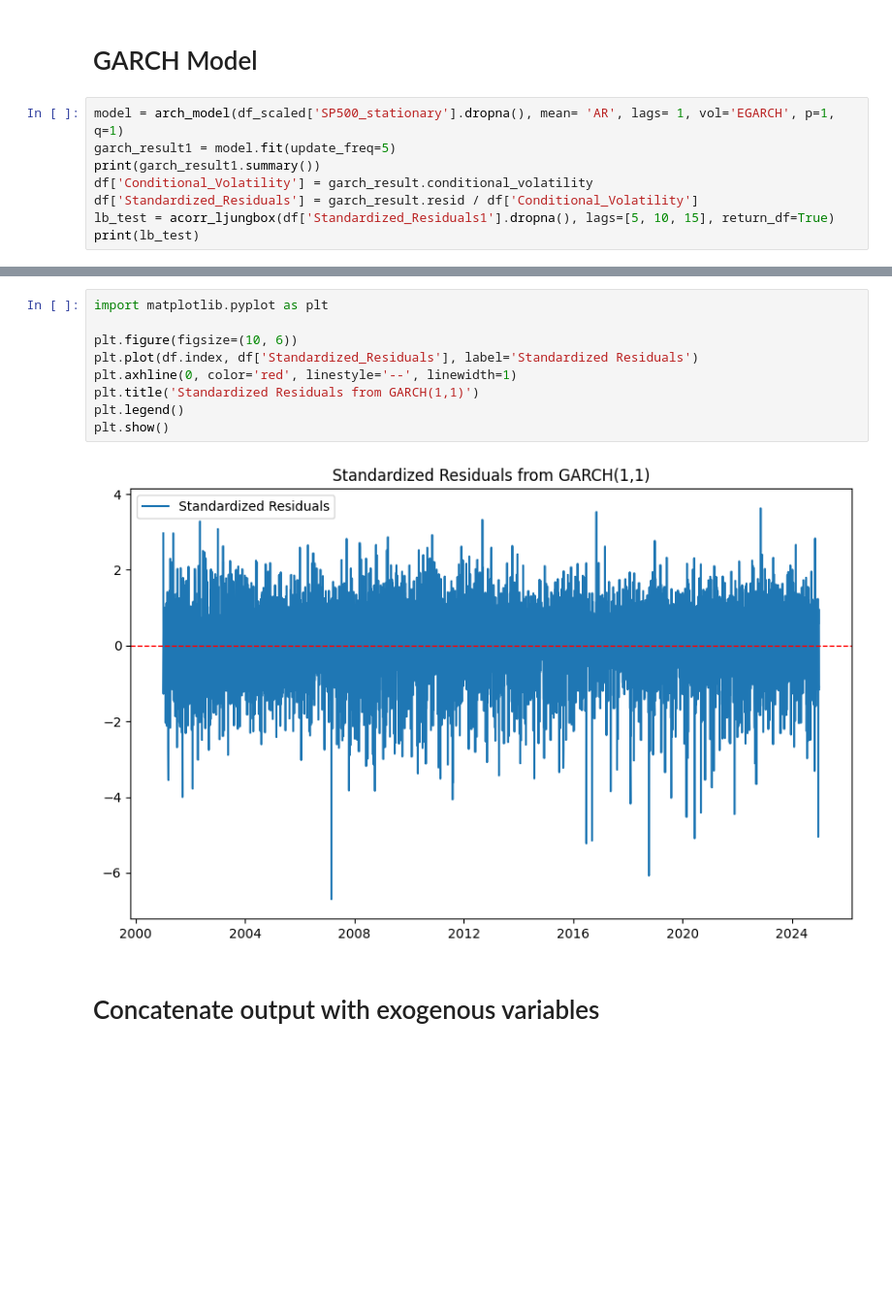
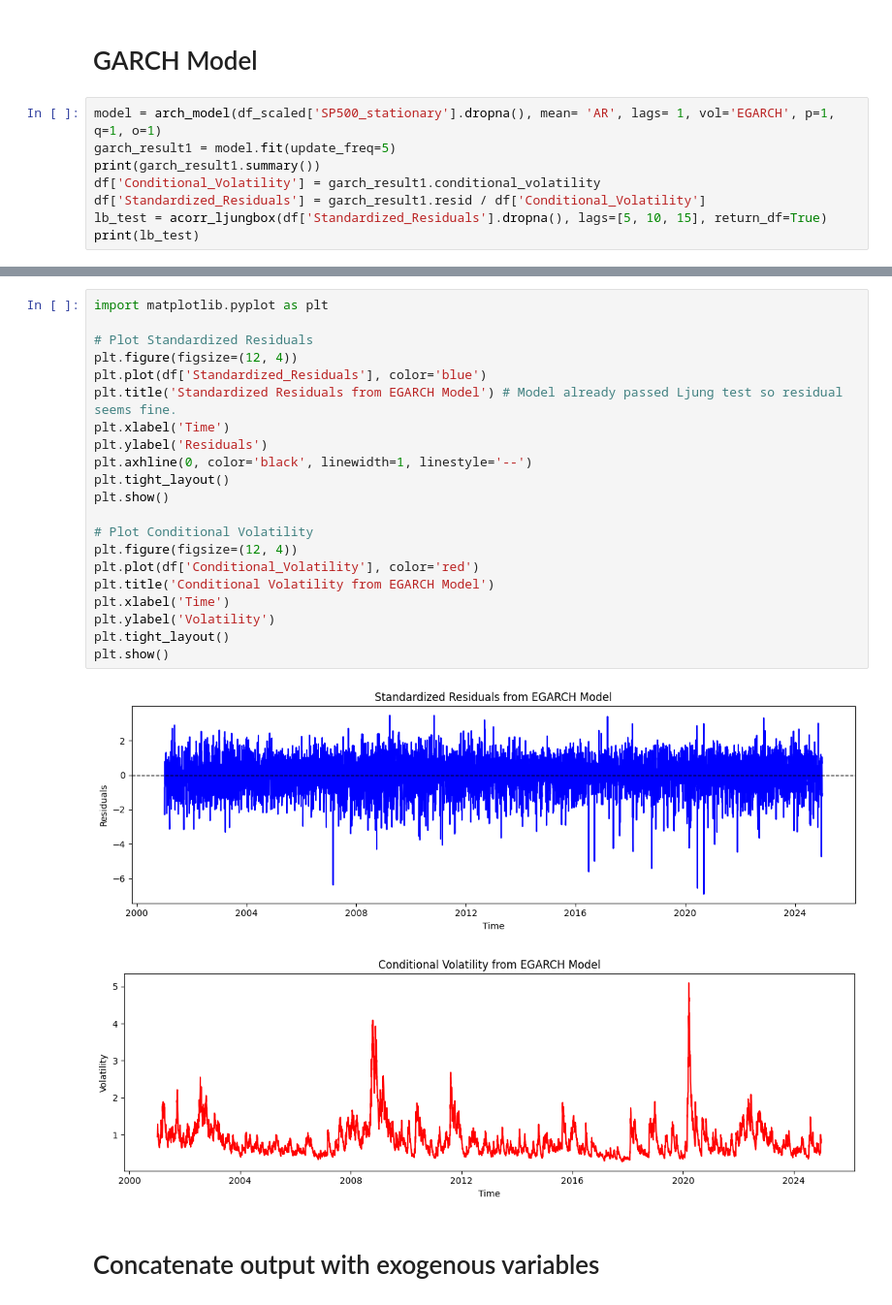
Before and after one commit to shahzeb147/VoltTFormer, a Jupyter notebook: testing.ipynb, the cells around one changed output, grey strips where cells are left out. Shown at 97% size. Saved outputs shown, nothing was run; the diff lists cells and outputs as text; blank space fills up the shorter version.

```diff
--- a/testing.ipynb
+++ b/testing.ipynb
@@ -226,11 +258,11 @@ re = 100* df_scaled['SP500_stationary'].pct_change()
 # %% [markdown]
 # GARCH Model
 # %%
-model = arch_model(df_scaled['SP500_stationary'].dropna(), mean= 'AR', lags= 1, vol='EGARCH', p=1, q=1)
+model = arch_model(df_scaled['SP500_stationary'].dropna(), mean= 'AR', lags= 1, vol='EGARCH', p=1, q=1, o=1)
 garch_result1 = model.fit(update_freq=5)
 print(garch_result1.summary())
-df['Conditional_Volatility'] = garch_result.conditional_volatility
-df['Standardized_Residuals'] = garch_result.resid / df['Conditional_Volatility']
-lb_test = acorr_ljungbox(df['Standardized_Residuals1'].dropna(), lags=[5, 10, 15], return_df=True)
+df['Conditional_Volatility'] = garch_result1.conditional_volatility
+df['Standardized_Residuals'] = garch_result1.resid / df['Conditional_Volatility']
+lb_test = acorr_ljungbox(df['Standardized_Residuals'].dropna(), lags=[5, 10, 15], return_df=True)
 print(lb_test)
 # %% [output]
@@ -254,13 +286,26 @@ Vol Model:                     EGARCH   Log-Likelihood:               -7048.63
-# %%
-import matplotlib.pyplot as plt
-
-plt.figure(figsize=(10, 6))
-plt.plot(df.index, df['Standardized_Residuals'], label='Standardized Residuals')
-plt.axhline(0, color='red', linestyle='--', linewidth=1)
-plt.title('Standardized Residuals from GARCH(1,1)')
-plt.legend()
-plt.show()
-# %% [output]
-[figure, removed]
+# %%
+import matplotlib.pyplot as plt
+
+# Plot Standardized Residuals
+plt.figure(figsize=(12, 4))
+plt.plot(df['Standardized_Residuals'], color='blue')
+plt.title('Standardized Residuals from EGARCH Model') # Model already passed Ljung test so residual seems fine.
+plt.xlabel('Time')
+plt.ylabel('Residuals')
+plt.axhline(0, color='black', linewidth=1, linestyle='--')
+plt.tight_layout()
+plt.show()
+
+# Plot Conditional Volatility
+plt.figure(figsize=(12, 4))
+plt.plot(df['Conditional_Volatility'], color='red')
+plt.title('Conditional Volatility from EGARCH Model')
+plt.xlabel('Time')
+plt.ylabel('Volatility')
+plt.tight_layout()
+plt.show()
+# %% [output]
+[figure, added]
+[figure, added]
 # %% [markdown]
 # Concatenate output with exogenous variables
```
Also changed, not shown: parts of 37 cells of this notebook.
